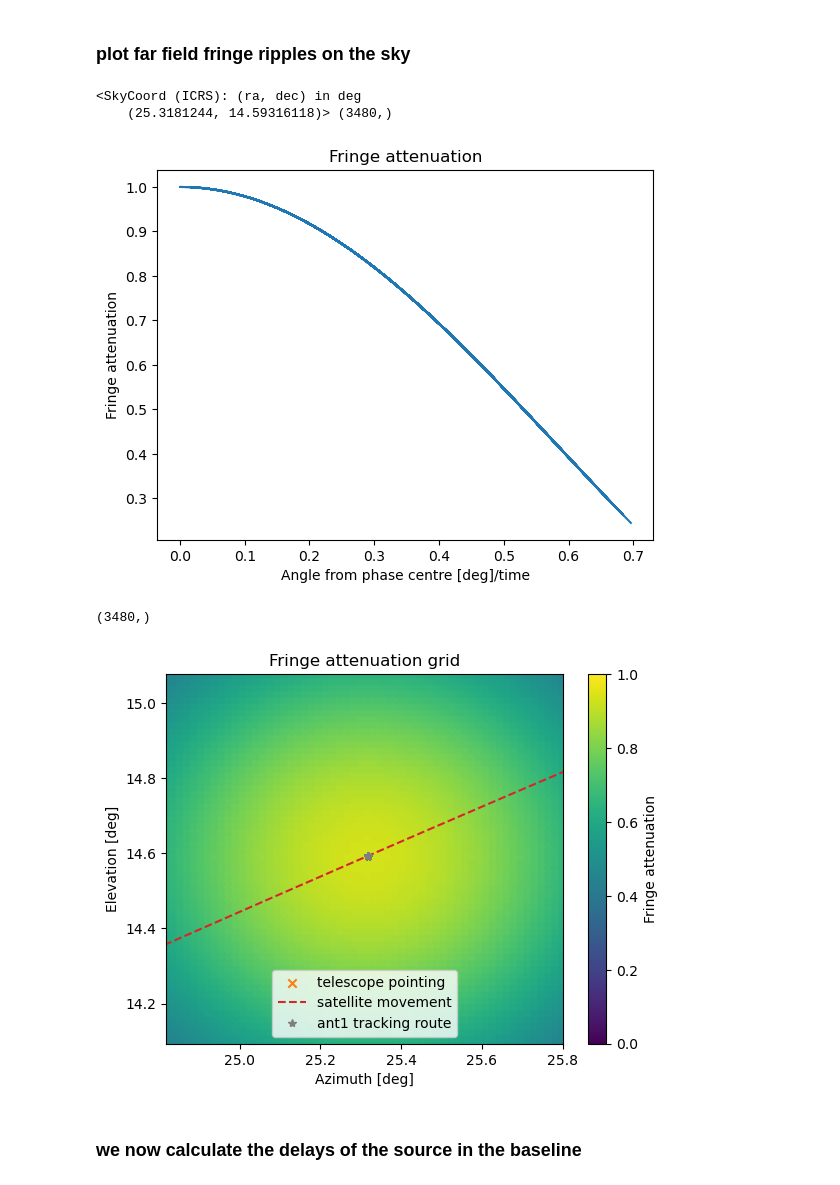
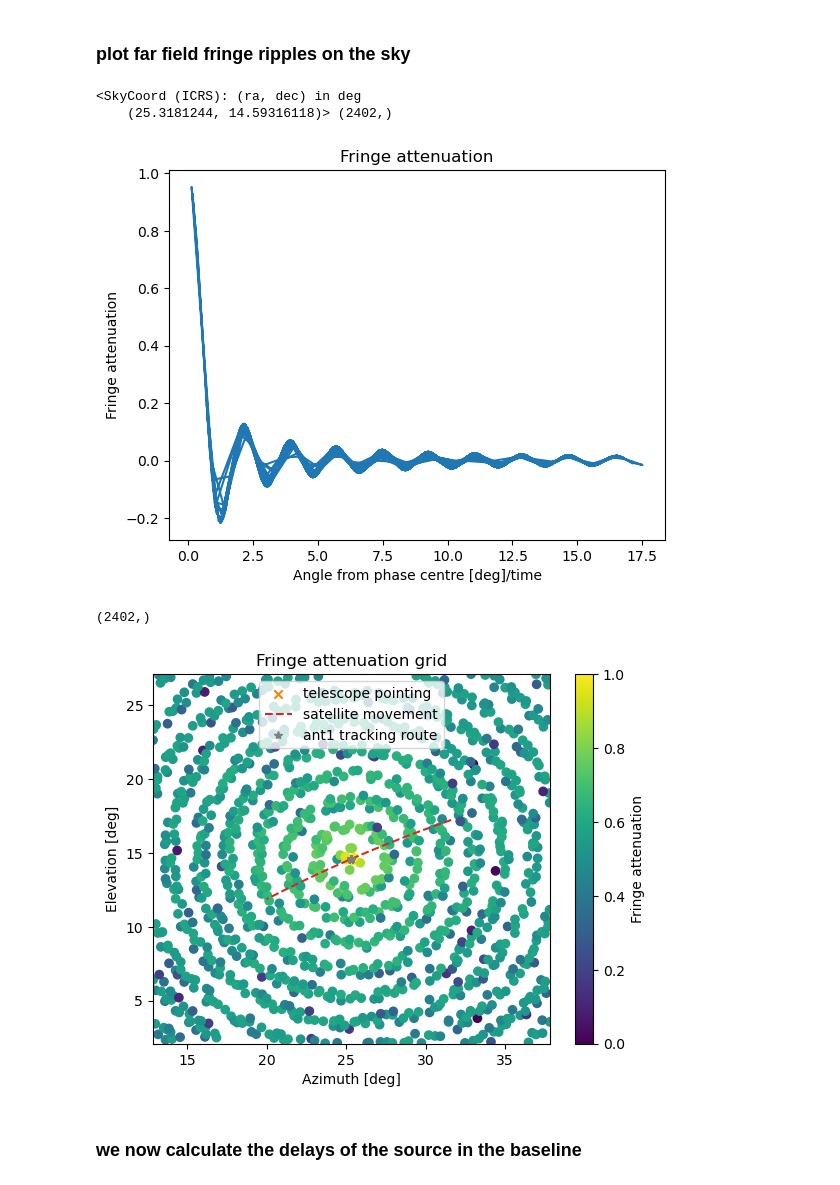
Before and after one commit to hqiu-nju/scepter, a Jupyter notebook: notebooks/fringe_simulation.ipynb, the cells around one changed output. Cells and saved outputs as stored; diff of their text form; code cells hidden in the pictures.

```diff
--- a/notebooks/fringe_simulation.ipynb
+++ b/notebooks/fringe_simulation.ipynb
@@ -262,49 +266,52 @@ plt.show()
 # %%
 pnt_xy = SkyCoord(tel_az.flatten()[idx_t],tel_el.flatten()[idx_t],unit=(u.deg,u.deg))
 
+
+### use fake grid
 az=np.linspace(tel_az.flatten()[idx_t]-5,tel_az.flatten()[idx_t]+5,1000)
 el=np.linspace(tel_el.flatten()[idx_t]-5,tel_el.flatten()[idx_t]+5,1000)
 az,el=np.meshgrid(az,el)
+ew_grid=pnt_xy.separation(SkyCoord(az,el,unit=(u.deg,u.deg)))
+
+
+###use the sky grid instead of fake grid
 ew_grid=pnt_xy.separation(SkyCoord(grid_az[0],grid_el[0],unit=(u.deg,u.deg)))
 print(pnt_xy,ew_grid.shape)
 # %% [output]
 <SkyCoord (ICRS): (ra, dec) in deg
-    (25.3181244, 14.59316118)> (3480,)
+    (25.3181244, 14.59316118)> (2402,)
 # %%
 plt.title('Fringe attenuation')
 fringe_attenuation=obs.fringe_attenuation(baseline=baselines[2]*u.m,theta=ew_grid.flatten(),bandwidth=1*u.MHz)
 plt.plot(ew_grid.value.flatten(), fringe_attenuation)
 plt.xlabel('Angle from phase centre [deg]/time')
 plt.ylabel('Fringe attenuation')
 plt.show()
 
 
 # fringe_grid=ew_grid.value
 fringe_grid=obs.fringe_attenuation(baseline=baselines[2]*u.m,theta=ew_grid,bandwidth=1*u.MHz)
 print(fringe_grid.shape)
 plt.scatter(pnt_xy.ra.deg,pnt_xy.dec.deg,marker='x',label='telescope pointing',color='C1')
 plt.plot(sat_az[0,0,0,0,:,0],sat_el[0,0,0,0,:,0],'--',color='C3',label='satellite movement')
 plt.plot(tel_az.flatten(),tel_el.flatten(),'*',label='ant1 tracking route',color='C7')
 
-
-
-# plt.scatter(fringe_grid,origin='lower',extent=(az.min(),az.max(),el.min(),el.max()),aspect='auto')
-norm=matplotlib.colors.Normalize(vmin=-0.4,vmax=1.1)
+norm=matplotlib.colors.LogNorm(vmin=1e-4,vmax=1.1)
 colors=cm.viridis(norm(fringe_grid))
-plt.scatter(grid_az,grid_el,color=colors)
+plt.scatter(grid_az[0],grid_el[0],color=colors)
 plt.colorbar(label='Fringe attenuation')
 plt.xlabel('Azimuth [deg]')
 plt.ylabel('Elevation [deg]')
 plt.title('Fringe attenuation grid')
 plt.xlim(grid_az.min(),grid_az.max())
 plt.ylim(grid_el.min(),grid_el.max())
 plt.legend()
 plt.savefig('satellite transit fringe far field attenuation.png')
 plt.show()
 # %% [output]
-[figure, old version]
+[figure, new version]
-(3480,)
+(2402,)
-[figure, old version]
+[figure, new version]
 # %% [markdown]
 ### we now calculate the delays of the source in the baseline
 # %% [markdown]
```
Also changed, not shown: parts of 16 cells of this notebook, 2 other files.
